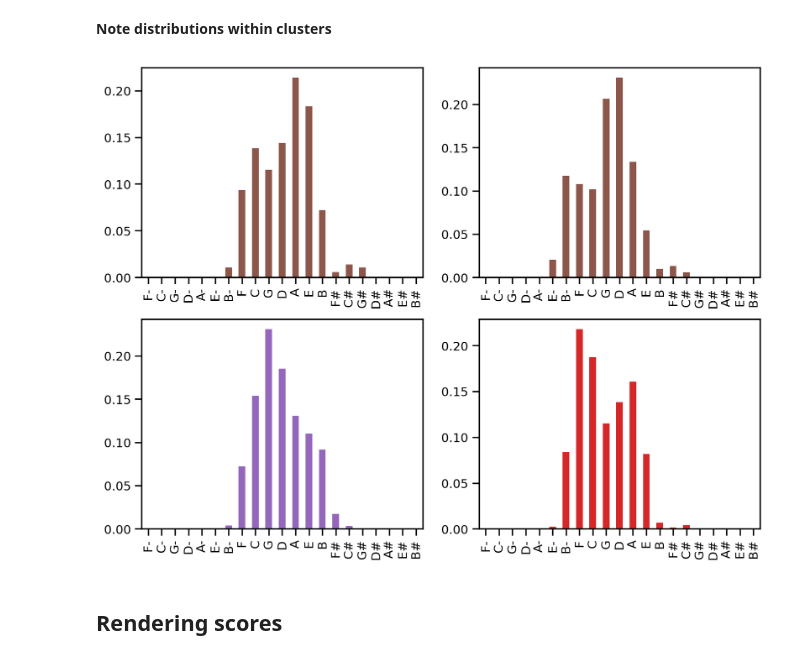
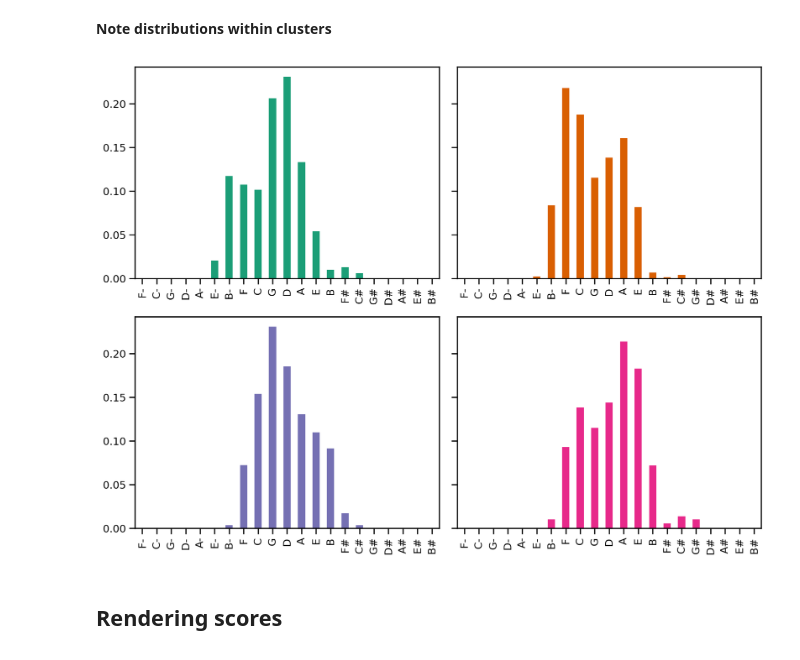
Before and after one commit to fabianmoss/crim-haverford, a Jupyter notebook: analysis.ipynb, the cells around one changed output. Cells and saved outputs as stored; diff of their text form; code cells hidden in the pictures.

```diff
--- a/analysis.ipynb
+++ b/analysis.ipynb
@@ -349,2 +408,3 @@ pca_reducer = PCA(n_components=2)
 # %%
-X_ = pca_reducer.fit_transform(X)
+pca_reducer.fit(X)
+X_ = pca_reducer.transform(X)
@@ -378,7 +458,8 @@ rel_note_counts.head()
 | 4 | 0.0 | 0.0 | 0.0 | 0.0 | 0.0 | 0.000000 | 0.120867 | 0.109464 | 0.079818 | 0.225770 | ... | ... |
 5 rows × 21 columns
 # %%
-X__ = pca_reducer.fit_transform(rel_note_counts.values)
-plot_embedding(X__)
+pca_reducer.fit(rel_note_counts.values)
+X__ = pca_reducer.transform(rel_note_counts.values)
+plot_embedding(X__[:,:2], c=clrs)
 plt.savefig("img/pca_relcounts.png")
 # %% [output]
@@ -386,7 +487,9 @@ plt.savefig("img/pca_relcounts.png")
 # %% [markdown]
 ### Finding clusters
 # %%
-clusterer = KMeans(n_clusters=4)
+K = 4
+
+clusterer = KMeans(n_clusters=K)
 clusterer.fit(X__)
 # %% [output]
 KMeans(n_clusters=4)
@@ -408,6 +508,7 @@ array([[0.54901961, 0.3372549 , 0.29411765, 1.        ],
 # %%
-plot_embedding(X__)
-for i, ((x,y), c) in enumerate(zip(clusterer.cluster_centers_, cluster_clrs)):
+plot_embedding(X__, c=clusterer.labels_, cmap=cmap)
+
+for i, ((x,y), c) in enumerate(zip(clusterer.cluster_centers_, clrs)): # cluster_clrs
     circ = Circle(
         xy=(x,y),
         radius=.01,
@@ -436,13 +537,14 @@ df["cluster"] = clusterer.labels_
 # %%
 means = df.groupby("cluster").mean()
 
-fig, axes = plt.subplots(2,2, figsize=figsize)
+fig, axes = plt.subplots(2,2, figsize=figsize, sharey=True)
 axes = axes.flatten()
 for i, m in means.iterrows():
-    m.plot(kind="bar", ax=axes[i], color=cluster_clrs[i])
+    m.plot(kind="bar", ax=axes[i], color=cmap(i)) # color=cluster_clrs[i],
+plt.tight_layout()
 plt.savefig("img/cluster_dists.png")
 # %% [output]
-[figure, old version]
+[figure, new version]
 # %% [markdown]
 ## Rendering scores
 # %%
```
Also changed, not shown: parts of 23 cells of this notebook, 5 other files.
